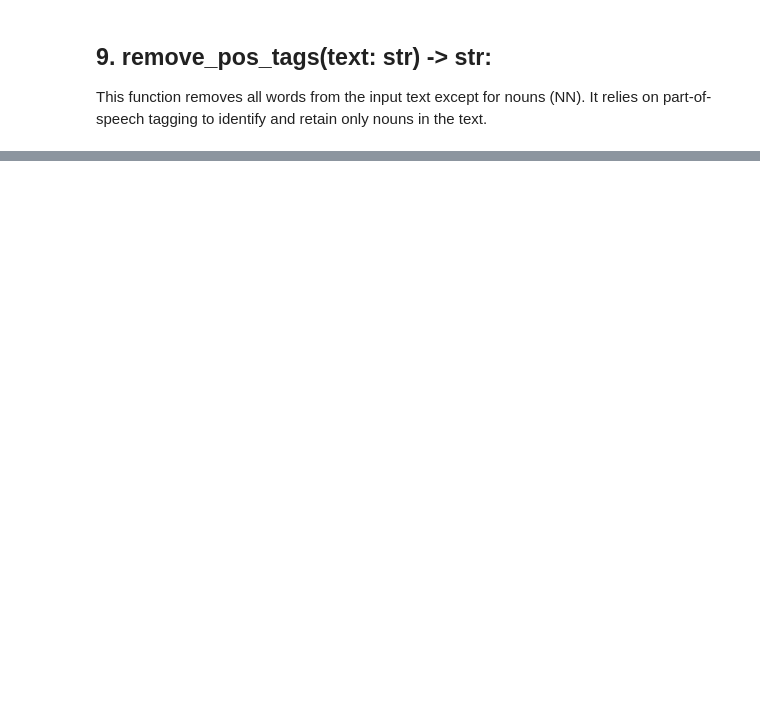
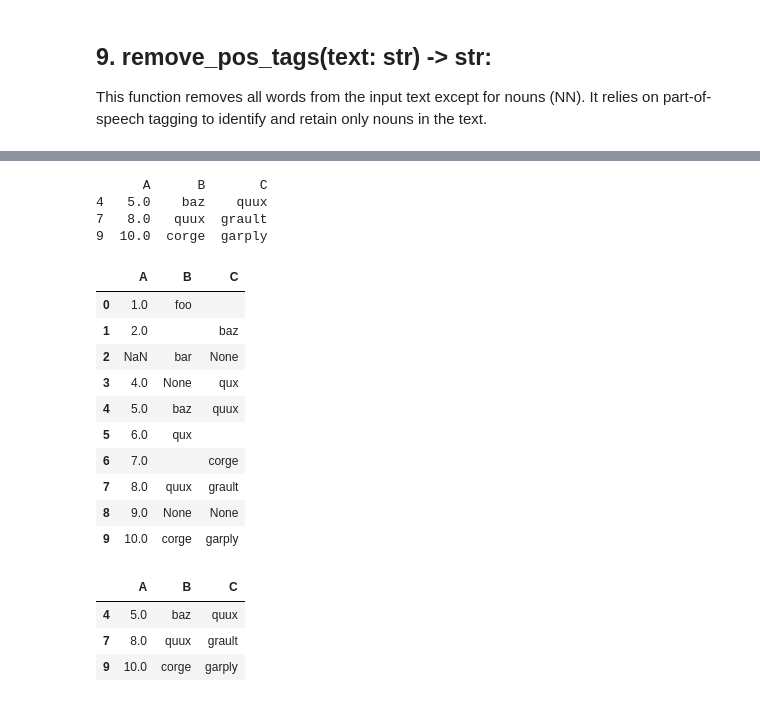
Before and after one commit to PawelJakubczyk/mln_data_preprocessing_utilities, a Jupyter notebook: ml_data_preprocessing.ipynb, the cells around one changed output, grey strips where cells are left out. Cells and saved outputs as stored; diff of their text form; code cells hidden in the pictures; blank space fills up the shorter version.

```diff
--- a/ml_data_preprocessing.ipynb
+++ b/ml_data_preprocessing.ipynb
@@ -309,0 +645,47 @@ This is HTML text with links.
+# %%
+# Create a larger sample DataFrame with missing and empty values
+data = {
+    'A': [1, 2, None, 4, 5, 6, 7, 8, 9, 10],
+    'B': ['foo', '', 'bar', None, 'baz', 'qux', '', 'quux', None, 'corge'],
+    'C': ['', 'baz', None, 'qux', 'quux', '', 'corge', 'grault', None, 'garply']
+}
+df = pd.DataFrame(data)
+
+# Add more rows with missing or empty values
+for _ in range(10):
+    df = df.append(pd.Series([np.nan] * 3, index=df.columns), ignore_index=True)
+
+# Specify columns to check for missing or empty values
+columns_to_check = ['A', 'B', 'C']
+
+# Clean the DataFrame
+cleaned_df = clean_empty_data(df, columns_to_check)
+
+# Display the cleaned DataFrame
+print(cleaned_df)
+# %% [output]
+      A      B       C
+4   5.0    baz    quux
+7   8.0   quux  grault
+9  10.0  corge  garply
+# %%
+df.head(10)
+# %% [output]
+|  | A | B | C |
+| 0 | 1.0 | foo |  |
+| 1 | 2.0 |  | baz |
+| 2 | NaN | bar | None |
+| 3 | 4.0 | None | qux |
+| 4 | 5.0 | baz | quux |
+| 5 | 6.0 | qux |  |
+| 6 | 7.0 |  | corge |
+| 7 | 8.0 | quux | grault |
+| 8 | 9.0 | None | None |
+| 9 | 10.0 | corge | garply |
+# %%
+cleaned_df.head(10)
+# %% [output]
+|  | A | B | C |
+| 4 | 5.0 | baz | quux |
+| 7 | 8.0 | quux | grault |
+| 9 | 10.0 | corge | garply |
```
Also changed, not shown: parts of 35 cells of this notebook.
